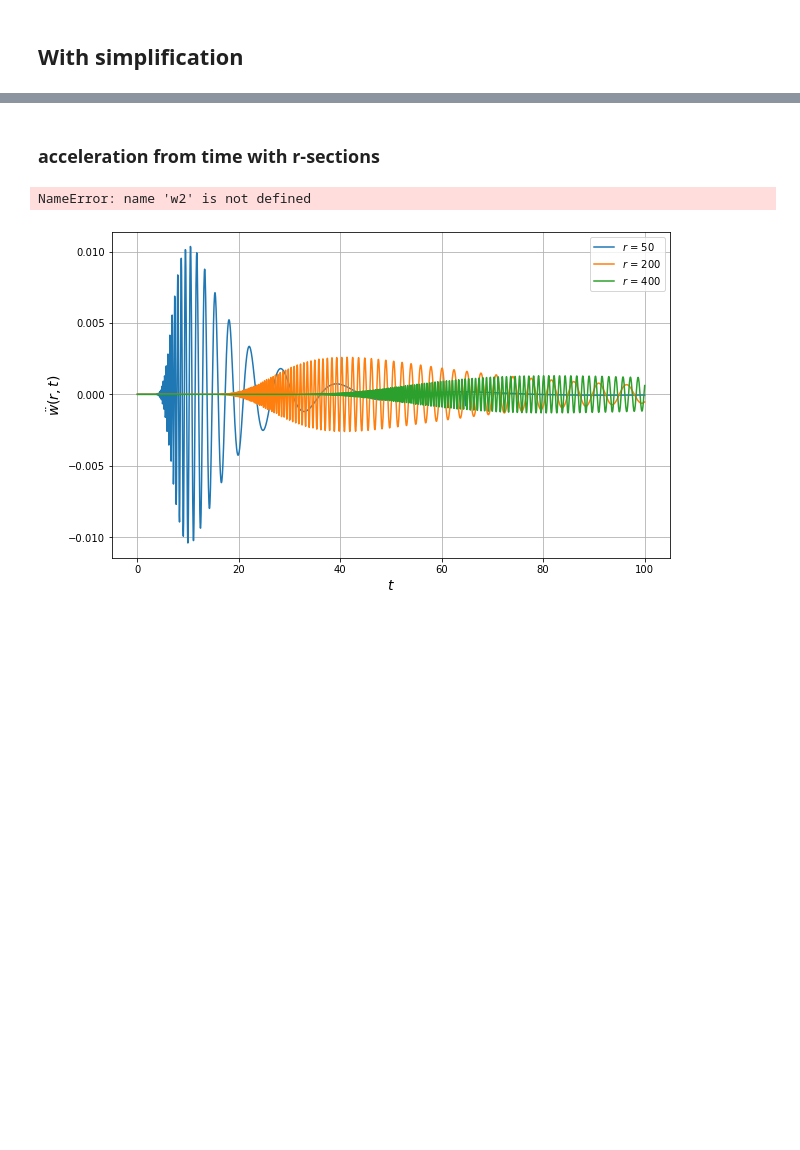
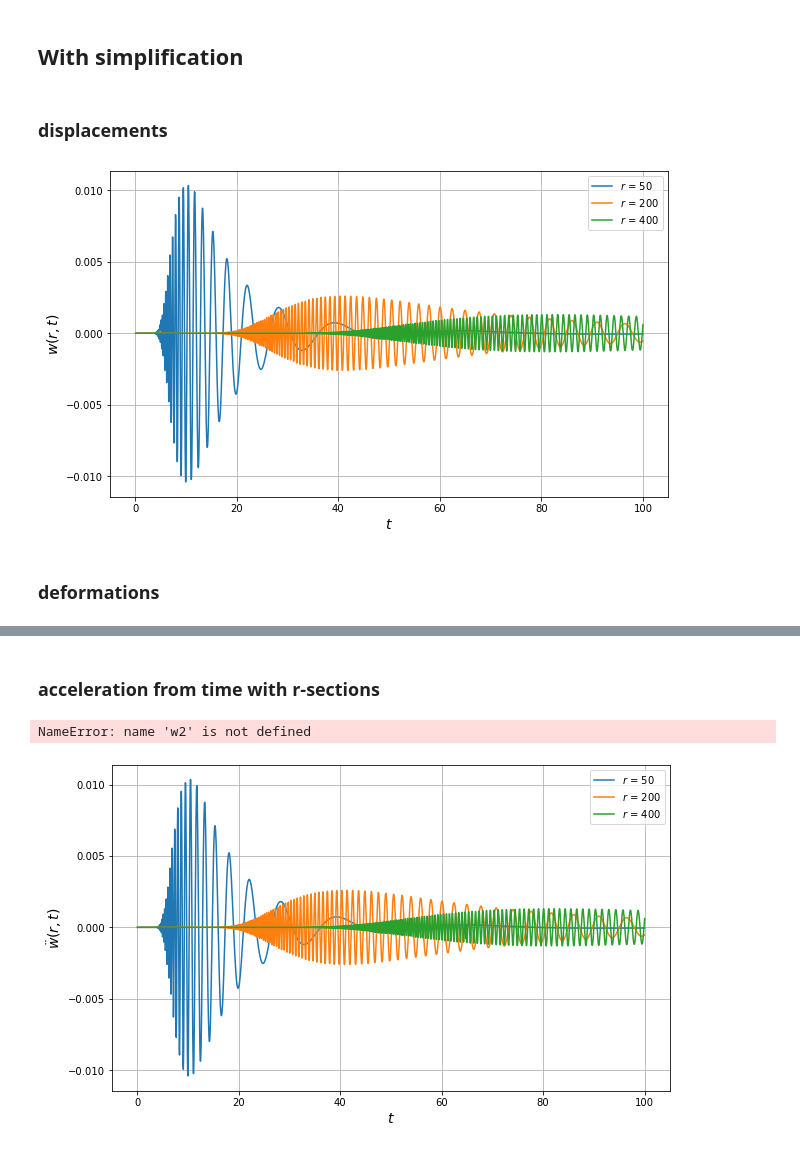
Before and after one commit to rayannott/wave_pde_analytical, a Jupyter notebook: plate_oscillations.ipynb, the cells around one changed output, grey strips where cells are left out. Drawn from its saved outputs; the diff is of its cells as text; code cells hidden in the pictures; blank space fills up the shorter version.

```diff
--- a/plate_oscillations.ipynb
+++ b/plate_oscillations.ipynb
@@ -33,3 +46,20 @@ def w_sf(r,t,params):
     return -j/(4*np.pi*t**2)*np.exp(-a**2 * r**2 / (16 * t**2))*r**2/(4*t)*np.cos(r**2/(4*t))
 # %% [markdown]
 ## With simplification
+# %% [markdown]
+### displacements
+# %%
+a = 1
+j = 1
+params2 = (a,j)
+r_sections = [50, 200, 400]
+t = np.linspace(0.1, 100, 2000)
+w_solution2 = solve(w2, r_sections, t, params2)
+# %%
+name = 'plate_displacements_r=[50,200,400]'
+plot_results(t, w_solution2, r_sections, figname=name,
+            lgd=r'$r$', xl=r'$t$', yl=r'$w(r,t)$', title=None, fontsize=14)
+# %% [output]
+[figure, added]
+# %% [markdown]
+### deformations
```
Also changed, not shown: parts of 7 cells of this notebook.
